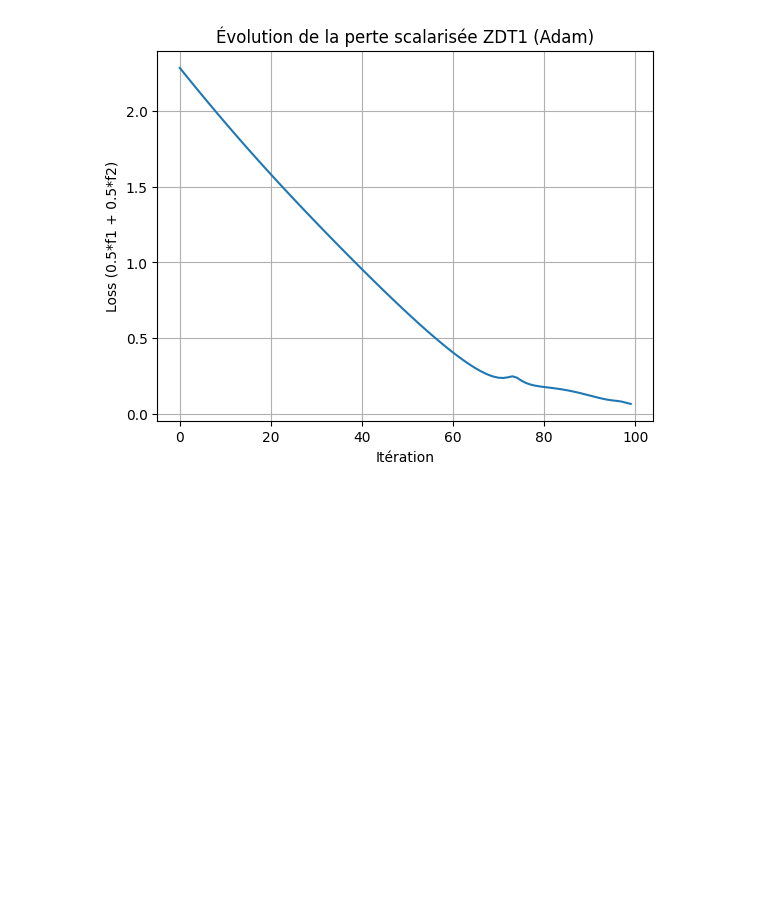
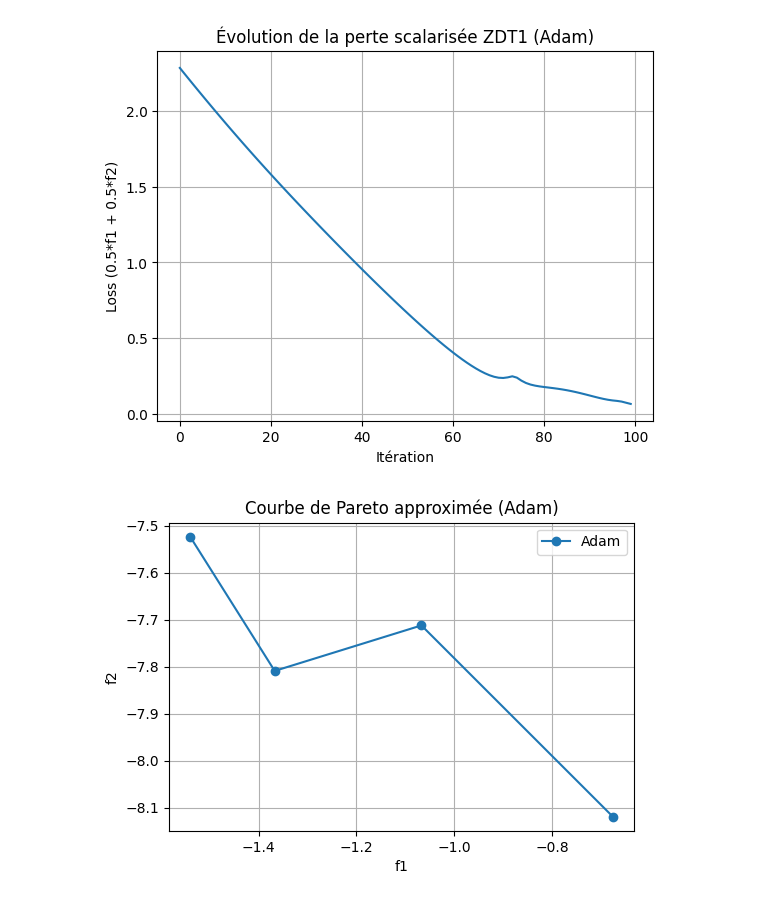
Before and after one commit to AnassamzilUE/learned_optimization, a Jupyter notebook: docs/notebooks/Part2_CustomTasks.ipynb, the cells around one changed output. Cells and saved outputs as stored; diff of their text form; code cells hidden in the pictures; blank space fills up the shorter version.

```diff
--- a/docs/notebooks/Part2_CustomTasks.ipynb
+++ b/docs/notebooks/Part2_CustomTasks.ipynb
@@ -161,6 +178,8 @@ class FixedDimQuadraticFamily(tasks_base.TaskFamily):
   def __init__(self, dim: int):
     super().__init__()
     self._dim = dim
+    params = jax.random.normal(subkey, shape=(task._dim,))
+
     self.datasets = None
 
   def sample(self, key: PRNGKey) -> TaskParams:
@@ -317,3 +343,62 @@ if __name__ == "__main__":
     plt.show()
 # %% [output]
 [figure]
+# %%
+if __name__ == "__main__":
+    import matplotlib.pyplot as plt
+    import optax
+    import numpy as np
+
+    key = jax.random.PRNGKey(0)
+    task_family = ZDT1TaskFamily(dim=30)
+
+    weights_list = [(w, 1 - w) for w in np.linspace(0.1, 0.9, 9)]
+
+    f1_list = []
+    f2_list = []
+
+    for i, weights in enumerate(weights_list):
+        subkey = jax.random.fold_in(key, i)
+        task = task_family.task_fn(None)
+        params = task.init(subkey)
+
+        def scalarized_loss_fn(p):
+          p = jax.nn.sigmoid(p)  # Contraint les paramètres dans [0,1]
+          f1 = p[0]
+          g = 1.0 + 9.0 * jnp.sum(p[1:]) / (task._dim - 1)
+          h = 1.0 - jnp.sqrt(f1 / g)
+          f2 = g * h
+          return weights[0] * f1 + weights[1] * f2
+
+
+        opt = optax.adam(learning_rate=0.01)
+        opt_state = opt.init(params)
+
+        for step in range(200):
+            loss_val, grads = jax.value_and_grad(scalarized_loss_fn)(params)
+            updates, opt_state = opt.update(grads, opt_state)
+            params = optax.apply_updates(params, updates)
+
+
+        params_final = jax.nn.sigmoid(params)  # Rendu dans [0,1]
+
+        # Calcul final des vrais objectifs f1 et f2
+        f1 = params[0]
+        g = 1 + 9 * jnp.sum(params[1:]) / (task._dim - 1)
+        h = 1 - jnp.sqrt(f1 / g)
+        f2 = g * h
+
+        f1_list.append(float(f1))
+        f2_list.append(float(f2))
+
+    # ➕ Affichage du front de Pareto obtenu avec Adam
+    plt.figure(figsize=(6, 4))
+    plt.plot(f1_list, f2_list, 'o-', label="Adam")
+    plt.xlabel("f1")
+    plt.ylabel("f2")
+    plt.title("Courbe de Pareto approximée (Adam)")
+    plt.grid()
+    plt.legend()
+    plt.show()
+# %% [output]
+[figure, added]
```
Also changed, not shown: parts of 5 cells of this notebook.
